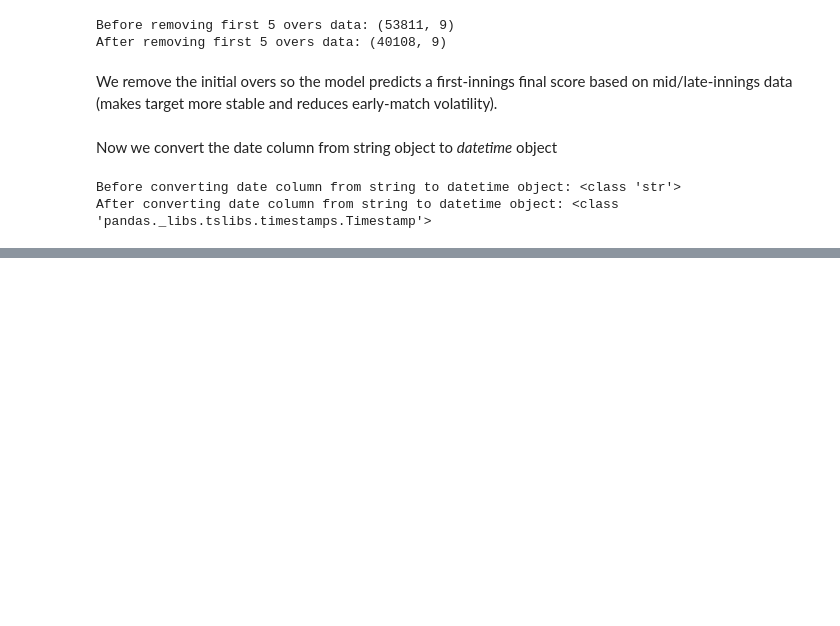
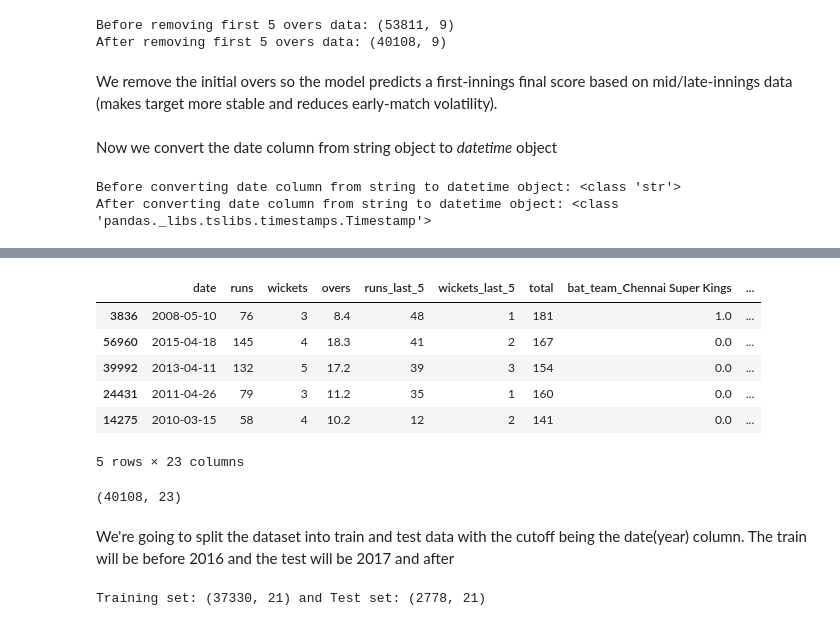
Before and after one commit to nithinbadicodes/AI-ML-Projects, a Jupyter notebook: Ipl_score_prediction.ipynb, the cells around one changed output, grey strips where cells are left out. Saved outputs shown, nothing was run; the diff lists cells and outputs as text; code cells hidden in the pictures; blank space fills up the shorter version.

```diff
--- a/Ipl_score_prediction.ipynb
+++ b/Ipl_score_prediction.ipynb
@@ -137,0 +173,4 @@ After converting date column from string to datetime object: <class 'pandas._lib
+# %%
+# Dealing with the categorical values byy using the pd.get_dummies function
+encoded_df = pd.get_dummies(data=df, columns = ['bat_team','bowl_team'],dtype='float')
+encoded_df.columns
@@ -137,0 +189,32 @@ After converting date column from string to datetime object: <class 'pandas._lib
+# %%
+encoded_df.sample(5)
+# %% [output]
+|  | date | runs | wickets | overs | runs_last_5 | wickets_last_5 | total | bat_team_Chennai Super Kings | ... |
+| 3836 | 2008-05-10 | 76 | 3 | 8.4 | 48 | 1 | 181 | 1.0 | ... |
+| 56960 | 2015-04-18 | 145 | 4 | 18.3 | 41 | 2 | 167 | 0.0 | ... |
+| 39992 | 2013-04-11 | 132 | 5 | 17.2 | 39 | 3 | 154 | 0.0 | ... |
+| 24431 | 2011-04-26 | 79 | 3 | 11.2 | 35 | 1 | 160 | 0.0 | ... |
+| 14275 | 2010-03-15 | 58 | 4 | 10.2 | 12 | 2 | 141 | 0.0 | ... |
+5 rows × 23 columns
+# %%
+encoded_df.shape
+# %% [output]
+(40108, 23)
+# %% [markdown]
+We're going to split the dataset into train and test data with the cutoff being the date(year) column.
+The train will be before 2016 and the test will be 2017 and after
+# %%
+# Splitting the data into train and test set
+X_train = encoded_df.drop(labels='total', axis=1)[encoded_df['date'].dt.year <= 2016]
+X_test = encoded_df.drop(labels='total', axis=1)[encoded_df['date'].dt.year >= 2017]
+
+y_train = encoded_df[encoded_df['date'].dt.year <= 2016]['total'].values
+y_test = encoded_df[encoded_df['date'].dt.year >= 2017]['total'].values
+
+# Removing the 'date' column
+X_train.drop(labels='date', axis=True, inplace=True)
+X_test.drop(labels='date', axis=True, inplace=True)
+
+print("Training set: {} and Test set: {}".format(X_train.shape, X_test.shape))
+# %% [output]
+Training set: (37330, 21) and Test set: (2778, 21)
```
Also changed, not shown: parts of 5 cells of this notebook.
